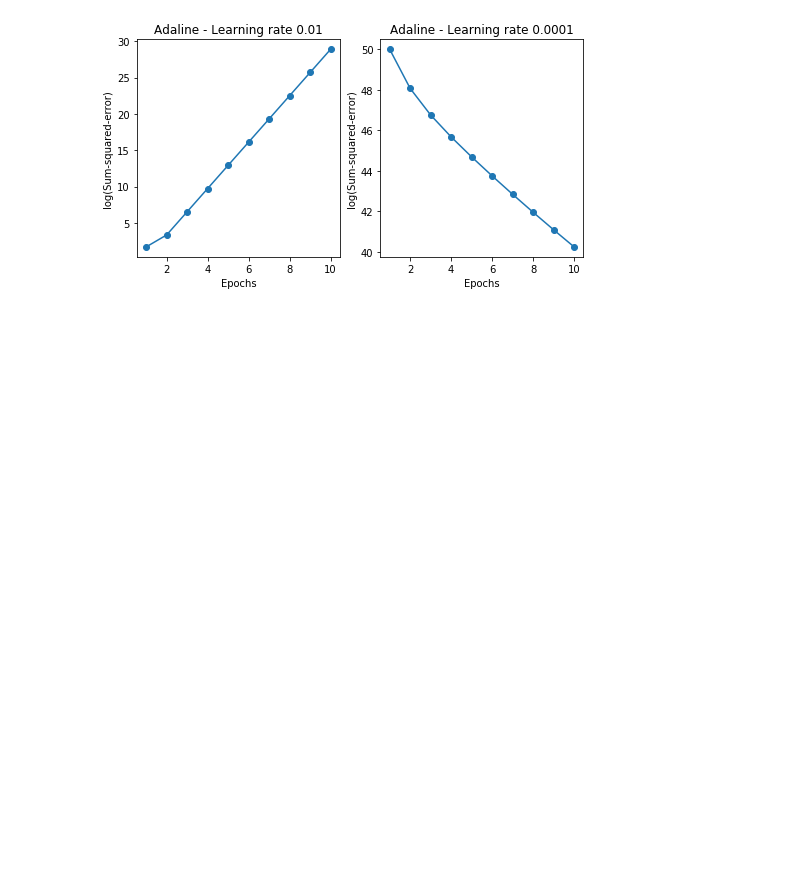
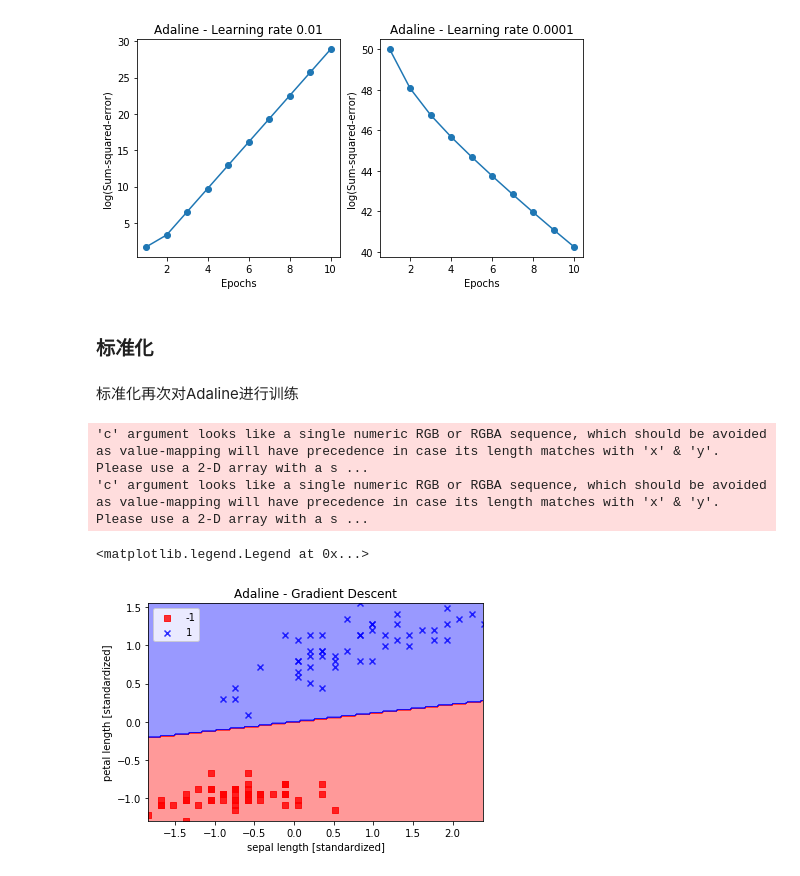
Before and after one commit to zhiwei-Feng/Python-Machine-Learning-Notebooks, a Jupyter notebook: 第二章 机器学习分类算法/perceptron.ipynb, the cells around one changed output. Drawn from its saved outputs; the diff is of its cells as text; code cells hidden in the pictures; blank space fills up the shorter version.

```diff
--- a/classification/perceptron.ipynb
+++ b/第二章 机器学习分类算法/perceptron.ipynb
@@ -14,7 +16,8 @@ reload(plotDecisionRegions)
 # %% [markdown]
 加载鸢尾花数据集,并显示最后5条数据
 # %%
-df = pd.read_csv('https://archive.ics.uci.edu/ml/machine-learning-databases/iris/iris.data', header=None)
+df = pd.read_csv(
+    'https://archive.ics.uci.edu/ml/machine-learning-databases/iris/iris.data', header=None)
 df.tail()
 # %% [output]
 |  | 0 | 1 | 2 | 3 | 4 |
@@ -81,3 +85,24 @@ ax[1].set_title('Adaline - Learning rate 0.0001')
 # %% [output]
 Text(0.5, 1.0, 'Adaline - Learning rate 0.0001')
 [figure]
+# %% [markdown]
+### 标准化
+# %%
+X_std = np.copy(X)
+X_std[:, 0] = (X[:, 0]-X[:, 0].mean())/X[:, 0].std()
+X_std[:, 1] = (X[:, 1]-X[:, 1].mean())/X[:, 1].std()
+# %% [markdown]
+标准化再次对Adaline进行训练
+# %%
+ada = perceptron.AdalineGD(n_iter=15, eta=0.01)
+ada.fit(X_std, y)
+plotDecisionRegions.plot_decision_regions(X_std, y, classifier=ada)
+plt.title('Adaline - Gradient Descent')
+plt.xlabel('sepal length [standardized]')
+plt.ylabel('petal length [standardized]')
+plt.legend(loc='upper left')
+# %% [output]
+'c' argument looks like a single numeric RGB or RGBA sequence, which should be avoided as value-mapping will have precedence in case its length matches with 'x' & 'y'.  Please use a 2-D array with a s ...
+'c' argument looks like a single numeric RGB or RGBA sequence, which should be avoided as value-mapping will have precedence in case its length matches with 'x' & 'y'.  Please use a 2-D array with a s ...
+<matplotlib.legend.Legend at 0x...>
+[figure, added]
```
Also changed, not shown: parts of 15 cells of this notebook, 2 other files.
